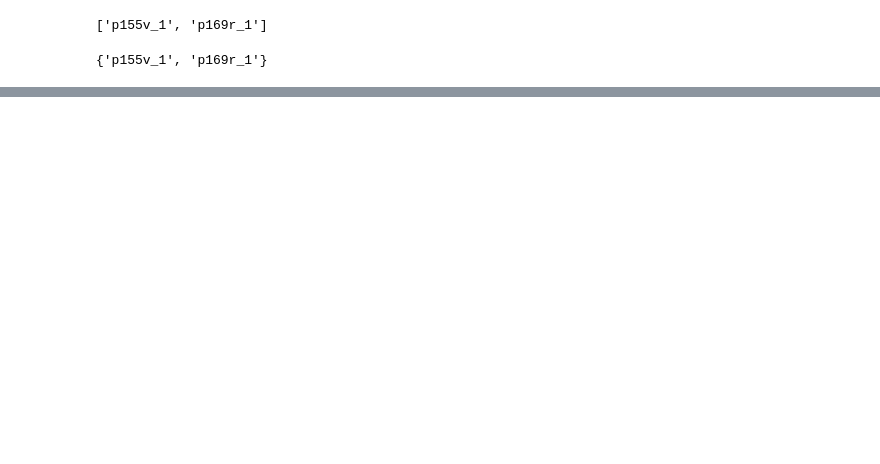
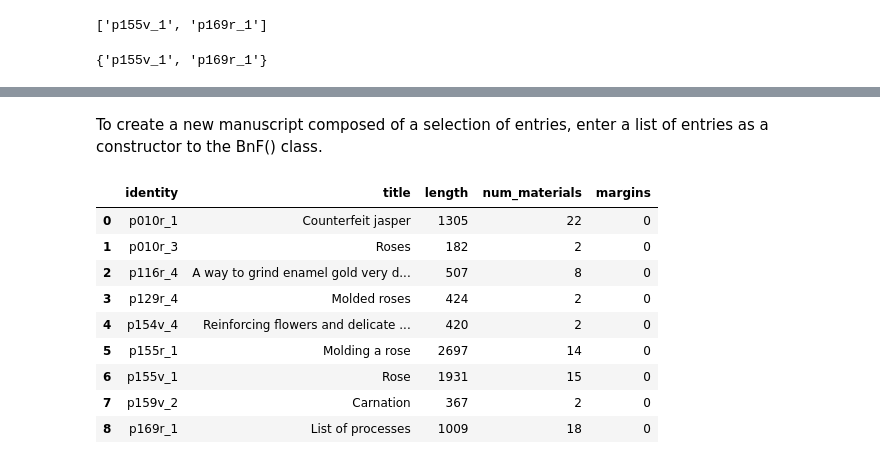
Before and after one commit to cu-mkp/manuscript-object, a Jupyter notebook: digital_manuscript.ipynb, the cells around one changed output, grey strips where cells are left out. Cells and saved outputs as stored; diff of their text form; code cells hidden in the pictures; blank space fills up the shorter version.

Commit message:
removed tests; updated manuscript, recipe classes; moved helper functions to new file; updated jupyter notebook

```diff
--- a/digital_manuscript.ipynb
+++ b/digital_manuscript.ipynb
@@ -132,4 +121,4 @@ has_materials_plants
 # %%
-rose_entries = manuscript.search_exact(plant='rose')
+rose_entries = manuscript.search(plant='rose')
 rose_entries
 # %% [output]
@@ -179,0 +179,17 @@ turtle.context('rose', 'tl')
+# %% [markdown]
+To create a new manuscript composed of a selection of entries, enter a list of entries as a constructor to the BnF() class.
+# %%
+rose_manuscript = BnF(rose_entries)
+# %%
+rose_manuscript.tablefy()
+# %% [output]
+|  | identity | title | length | num_materials | margins |
+| 0 | p010r_1 | Counterfeit jasper | 1305 | 22 | 0 |
+| 1 | p010r_3 | Roses | 182 | 2 | 0 |
+| 2 | p116r_4 | A way to grind enamel gold very d... | 507 | 8 | 0 |
+| 3 | p129r_4 | Molded roses | 424 | 2 | 0 |
+| 4 | p154v_4 | Reinforcing flowers and delicate ... | 420 | 2 | 0 |
+| 5 | p155r_1 | Molding a rose | 2697 | 14 | 0 |
+| 6 | p155v_1 | Rose | 1931 | 15 | 0 |
+| 7 | p159v_2 | Carnation | 367 | 2 | 0 |
+| 8 | p169r_1 | List of processes | 1009 | 18 | 0 |
```
Also changed, not shown: parts of 18 cells of this notebook, 4 other files.
